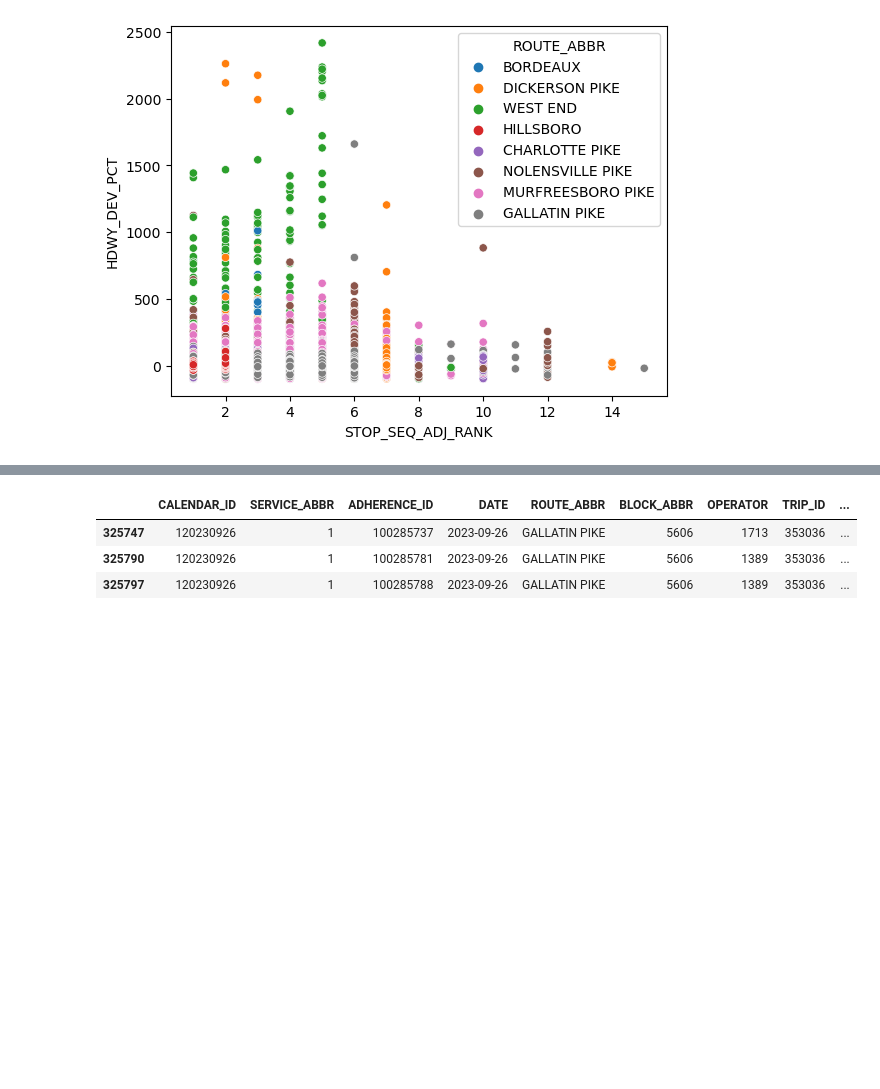
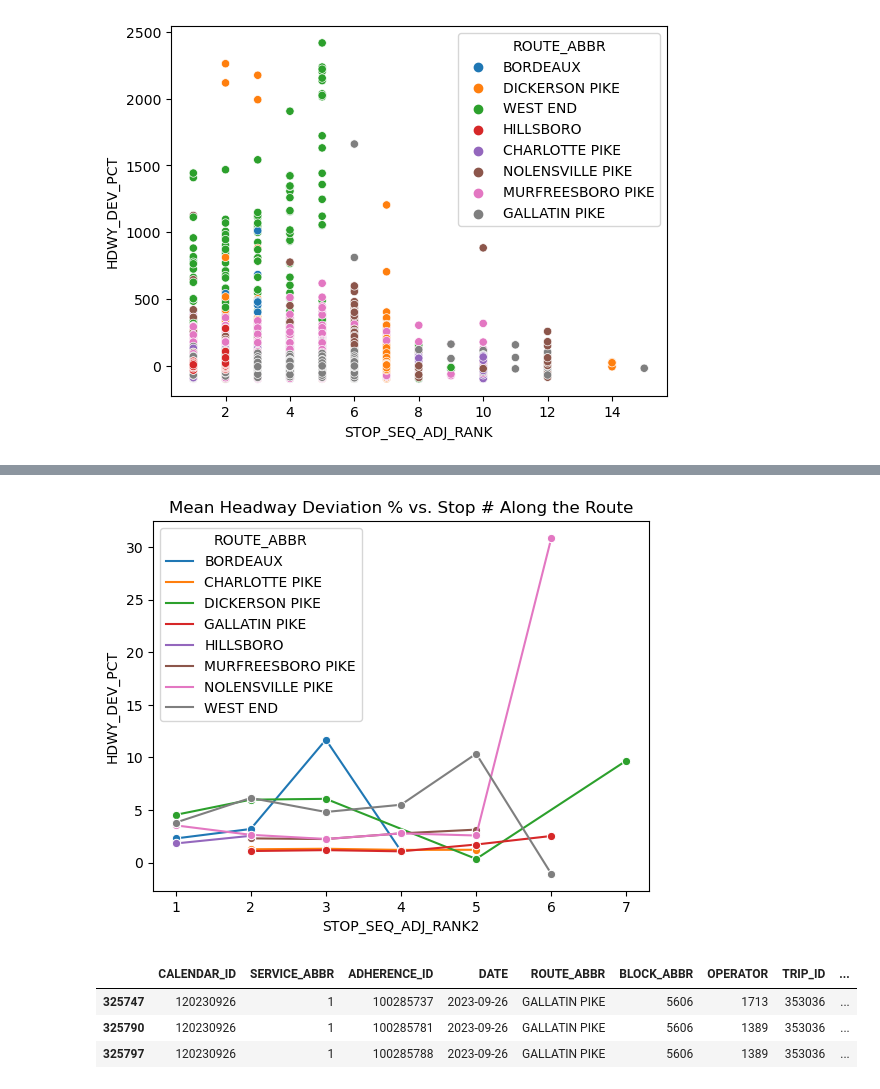
Before and after one commit to ballir27/wego-nashville-bus-adherence, a Jupyter notebook: Notebooks/AB-WeGo-Dist-Time-Travelled-Analysis.ipynb, the cells around one changed output, grey strips where cells are left out. Cells and saved outputs as stored; diff of their text form; code cells hidden in the pictures; blank space fills up the shorter version.

```diff
--- a/Notebooks/AB-WeGo-Dist-Time-Travelled-Analysis.ipynb
+++ b/Notebooks/AB-WeGo-Dist-Time-Travelled-Analysis.ipynb
@@ -416,0 +422,3 @@ sns.lineplot(data=stop_seq_rank_hdwy_dev_stdv_df, x = 'STOP_SEQ_ADJ_RANK2', y =
+# %%
+stop_seq_rank_hdwy_dev_mean_df = headway_df_adj.groupby(['ROUTE_ABBR','STOP_SEQ_ADJ_RANK2'])['HDWY_DEV_PCT'].mean().dropna().to_frame()
+stop_seq_rank_hdwy_dev_mean_df
@@ -417,3 +444,7 @@ sns.lineplot(data=stop_seq_rank_hdwy_dev_stdv_df, x = 'STOP_SEQ_ADJ_RANK2', y =
+# %%
+sns.lineplot(data=stop_seq_rank_hdwy_dev_mean_df, x = 'STOP_SEQ_ADJ_RANK2', y = 'HDWY_DEV_PCT', hue= 'ROUTE_ABBR', marker = 'o').set(title='Mean Headway Deviation % vs. Stop # Along the Route');
+# %% [output]
+[figure, added]
 # %%
 headway_df_adj[(headway_df_adj['STOP_SEQ_ADJ_RANK']==15) & (headway_df_adj['ROUTE_ABBR']=='GALLATIN PIKE')].iloc[:,0:20]
 # %% [output]
```
Also changed, not shown: parts of 29 cells of this notebook.
